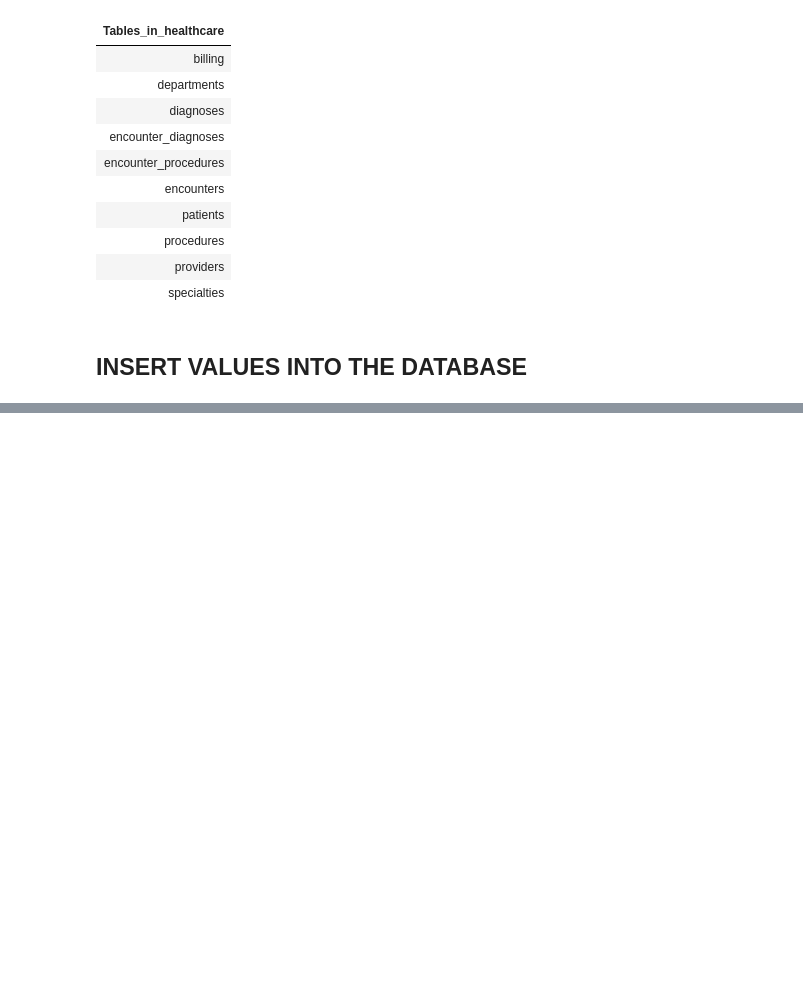
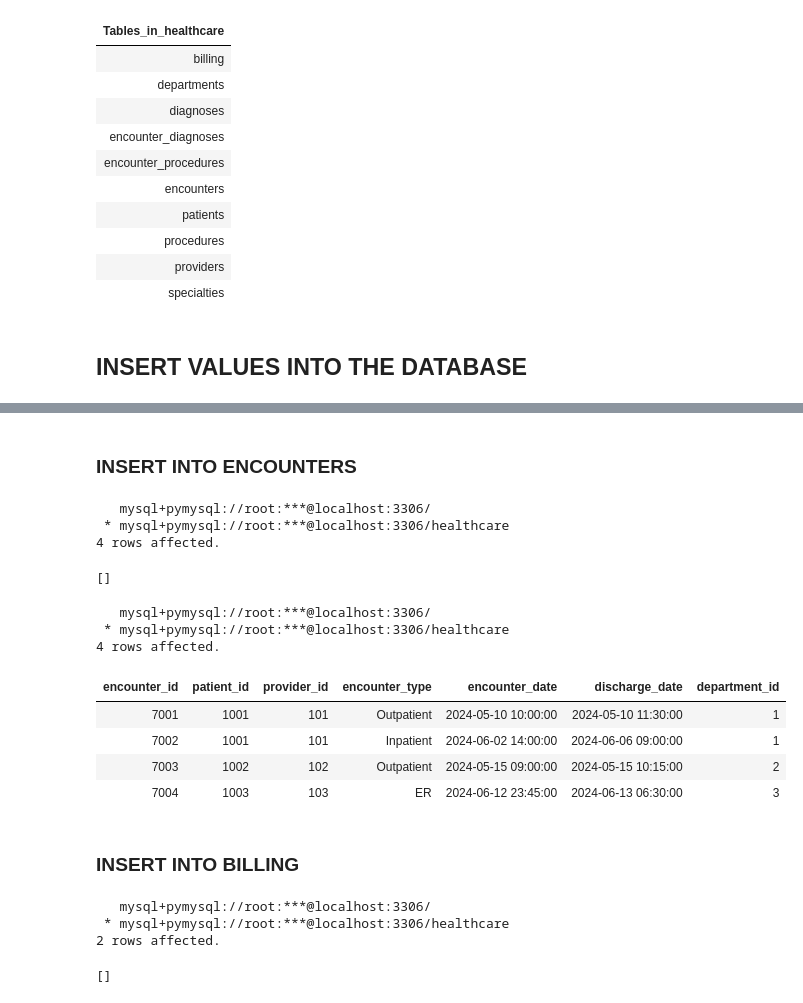
Before and after one commit to PercyAyimbilaNsolemna/Health_Analytics, a Jupyter notebook: Notebooks/healthcareAnalytics.ipynb, the cells around one changed output, grey strips where cells are left out. Cells and saved outputs as stored; diff of their text form; code cells hidden in the pictures; blank space fills up the shorter version.

Commit message:
Inserted data into all the tables using the notebook.

```diff
--- a/Notebooks/healthcareAnalytics.ipynb
+++ b/Notebooks/healthcareAnalytics.ipynb
@@ -231,0 +394,41 @@ billingTableContent = read_sql_file(project_root / "DDL" / "Create_Tables" / "bi
+# %% [markdown]
+### **INSERT INTO ENCOUNTERS**
+# %%
+#Reads the sql script
+encountersContent = read_sql_file(project_root / "DML" / "Insert_Data" / "insertIntoEncounters.sql")
+
+#Creates the orders table
+%sql $encountersContent;
+# %% [output]
+   mysql+pymysql://root:***@localhost:3306/
+ * mysql+pymysql://root:***@localhost:3306/healthcare
+4 rows affected.
+[]
+# %%
+%%sql
+
+#Reads all the data in the encounters table
+
+SELECT * FROM `encounters`;
+# %% [output]
+   mysql+pymysql://root:***@localhost:3306/
+ * mysql+pymysql://root:***@localhost:3306/healthcare
+4 rows affected.
+| encounter_id | patient_id | provider_id | encounter_type | encounter_date | discharge_date | department_id |
+| 7001 | 1001 | 101 | Outpatient | 2024-05-10 10:00:00 | 2024-05-10 11:30:00 | 1 |
+| 7002 | 1001 | 101 | Inpatient | 2024-06-02 14:00:00 | 2024-06-06 09:00:00 | 1 |
+| 7003 | 1002 | 102 | Outpatient | 2024-05-15 09:00:00 | 2024-05-15 10:15:00 | 2 |
+| 7004 | 1003 | 103 | ER | 2024-06-12 23:45:00 | 2024-06-13 06:30:00 | 3 |
+# %% [markdown]
+### **INSERT INTO BILLING**
+# %%
+#Reads the sql script
+billingContent = read_sql_file(project_root / "DML" / "Insert_Data" / "insertIntoBilling.sql")
+
+#Creates the orders table
+%sql $billingContent;
+# %% [output]
+   mysql+pymysql://root:***@localhost:3306/
+ * mysql+pymysql://root:***@localhost:3306/healthcare
+2 rows affected.
+[]
```
Also changed, not shown: parts of 25 cells of this notebook.
